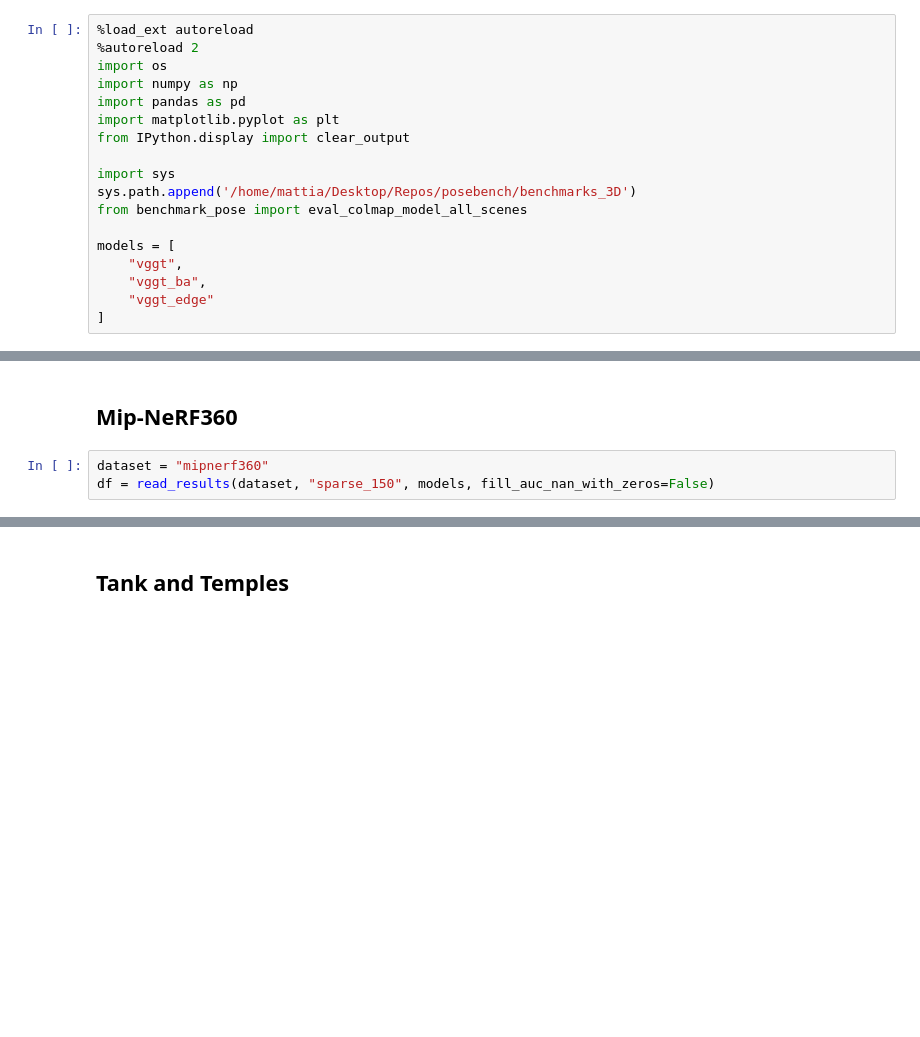
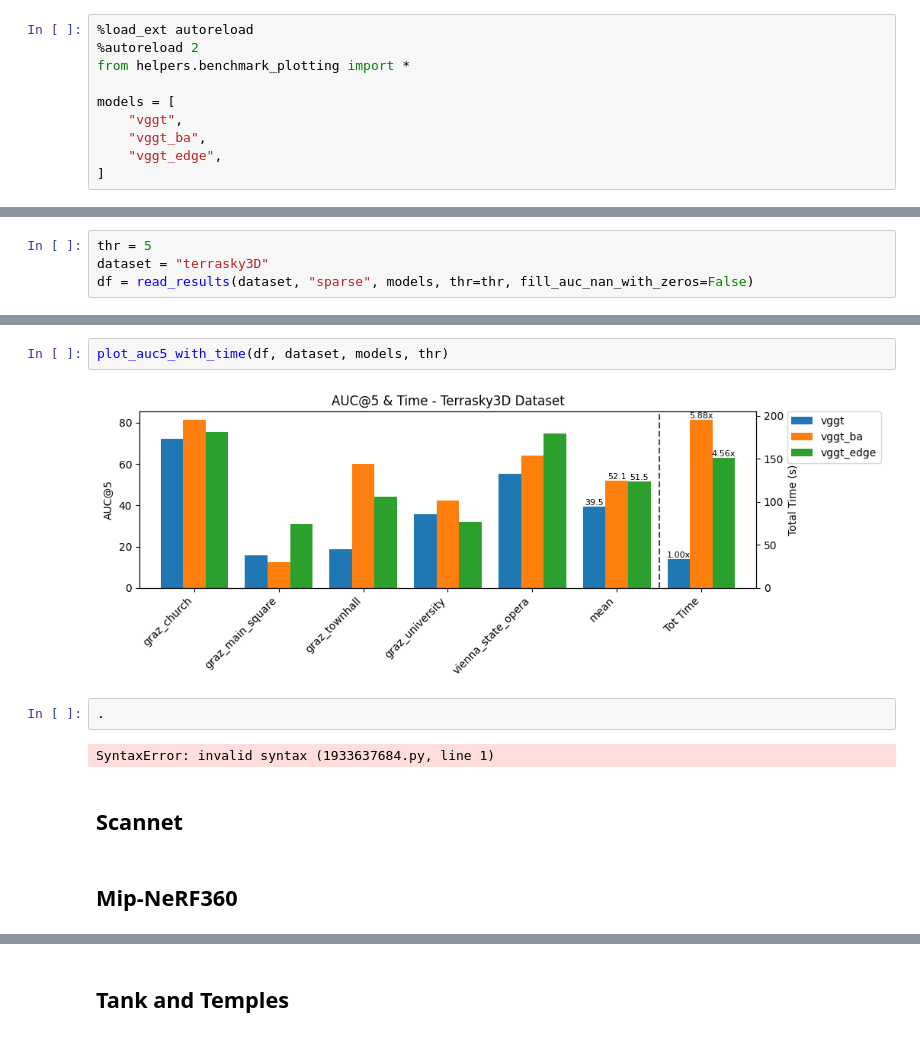
Before and after one commit to mattiadurso/EPO, a Jupyter notebook: benchmark.ipynb, the cells around one changed output, grey strips where cells are left out. Drawn from its saved outputs; the diff is of its cells as text; blank space fills up the shorter version.

```diff
--- a/benchmark.ipynb
+++ b/benchmark.ipynb
@@ -1,18 +1,10 @@
 # %%
 %load_ext autoreload
 %autoreload 2
-import os
-import numpy as np
-import pandas as pd
-import matplotlib.pyplot as plt
-from IPython.display import clear_output
-
-import sys
-sys.path.append('/home/mattia/Desktop/Repos/posebench/benchmarks_3D')
-from benchmark_pose import eval_colmap_model_all_scenes
+from helpers.benchmark_plotting import *
 
 models = [
     "vggt",
     "vggt_ba",
-    "vggt_edge"
+    "vggt_edge",
 ]
@@ -155,0 +15,4 @@ plot_auc5_with_time(df, dataset, models)
+# %%
+thr = 5
+dataset = "terrasky3D"
+df = read_results(dataset, "sparse", models, thr=thr, fill_auc_nan_with_zeros=False)
@@ -156,5 +28,12 @@ plot_auc5_with_time(df, dataset, models)
+# %%
+plot_auc5_with_time(df, dataset, models, thr)
+# %% [output]
+[figure, added]
+# %%
+.
+# %% [output]
+SyntaxError: invalid syntax (1933637684.py, line 1)
+# %% [markdown]
+## Scannet
 # %% [markdown]
 ## Mip-NeRF360
-# %%
-dataset = "mipnerf360"
-df = read_results(dataset, "sparse_150", models, fill_auc_nan_with_zeros=False)
```
Also changed, not shown: parts of 30 cells of this notebook, 6 other files.
